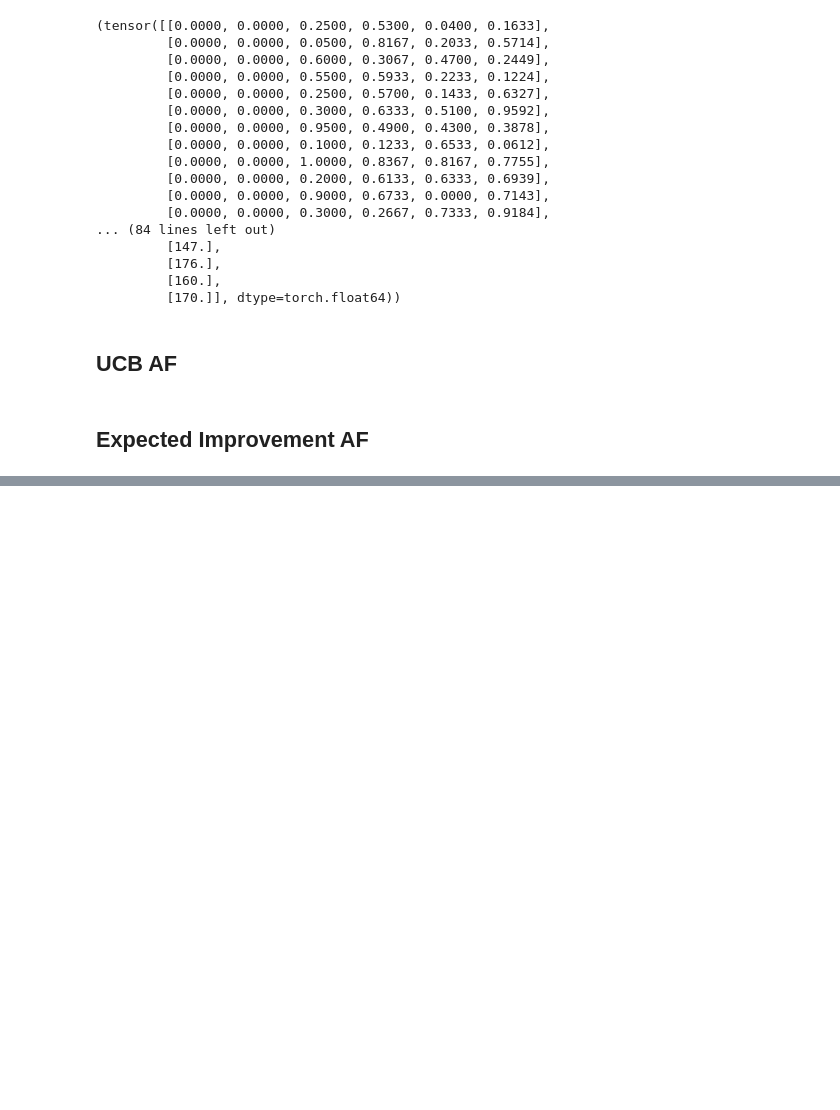
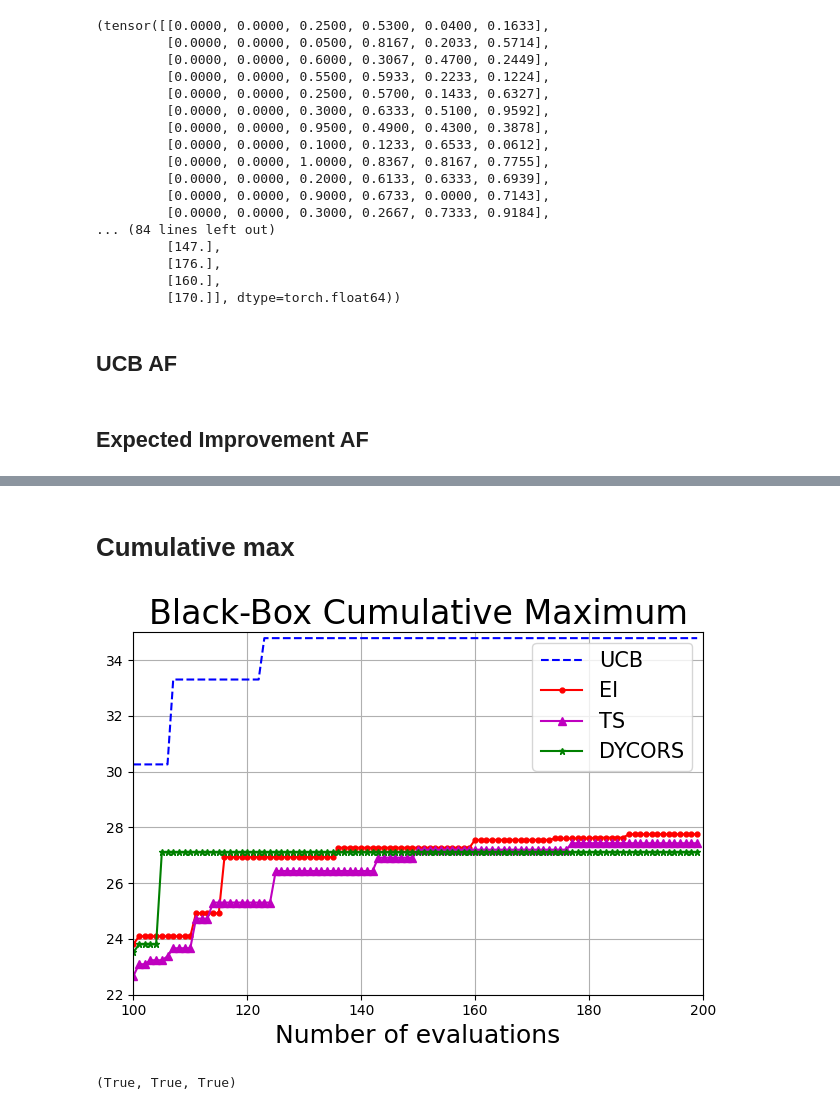
Before and after one commit to ernygati/masters_thesis_blockchain, a Jupyter notebook: diploma-optimal-blockchain.ipynb, the cells around one changed output, grey strips where cells are left out. Saved outputs shown, nothing was run; the diff lists cells and outputs as text; code cells hidden in the pictures; blank space fills up the shorter version.

```diff
--- a/diploma-optimal-blockchain.ipynb
+++ b/diploma-optimal-blockchain.ipynb
@@ -795,0 +1035,54 @@ plt.plot(x_grid_scaled[:,0], means_grid_scaled)
+# %% [markdown]
+# Cumulative max
+# %%
+af_train_paths = ["data/af_train_UCB.csv", "data/af_train_EI.csv",
+                  "data/af_train_TS.csv","data/af_train_DYCORS.csv"]
+
+def plot_cumulative_max(af_train_paths):
+    Y_UCB = pd.read_csv(af_train_paths[0])["AVERAGE_TPS_BENCH1"][100:]
+    Y_EI = pd.read_csv(af_train_paths[1])["AVERAGE_TPS_BENCH1"][100:]
+    Y_TS = pd.read_csv(af_train_paths[2])["AVERAGE_TPS_BENCH1"][100:]
+    Y_DYCORS = pd.read_csv(af_train_paths[3])["AVERAGE_TPS_BENCH1"][100:]
+    results = [
+        (Y_UCB, f"UCB", "b", "", 10, "--"),
+        (Y_EI, f"EI", "r", ".", 7, "-"),
+        (Y_TS, f"TS", "m", "^", 6, "-"),
+        (Y_DYCORS, f"DYCORS", "g", "*", 5, "-"),
+    ]
+    names = []
+    for res, name, c, m, ms, ls in results:
+        names.append(name)
+        fx = res.cummax()
+        t = 100 + np.arange(len(fx))
+        plt.plot(t, fx, c=c, marker=m, linestyle=ls, markersize=ms)
+
+    #plt.plot([0, max_evals], [hart6.optimal_value, hart6.optimal_value], "k--", lw=3)
+    plt.xlabel("Function value", fontsize=18)
+    plt.xlabel("Number of evaluations", fontsize=18)
+    plt.title("Black-Box Cumulative Maximum", fontsize=24)
+    plt.xlim([100, 200])
+    plt.ylim([22, 35])
+
+    plt.grid(True)
+    plt.tight_layout()
+    plt.legend(
+        names + ["Global optimal value"],
+        loc="upper right",
+        ncol=1,
+        fontsize=15,
+    )
+    plt.show()
+
+plot_cumulative_max(af_train_paths)
+# %% [output]
+[figure, added]
+# %%
+Y_UCB = pd.read_csv("data/af_train_UCB.csv")["AVERAGE_TPS_BENCH1"]
+Y_EI = pd.read_csv("data/af_train_EI.csv")["AVERAGE_TPS_BENCH1"]
+Y_TS = pd.read_csv("data/af_train_TS.csv")["AVERAGE_TPS_BENCH1"]
+Y_DYCORS = pd.read_csv("data/af_train_DYCORS.csv")["AVERAGE_TPS_BENCH1"]
+
+(np.all(Y_TS.cummax() == Y_EI.cummax()) ,np.all(Y_TS.cummax() == Y_DYCORS.cummax()) ,
+np.all(Y_EI.cummax() == Y_DYCORS.cummax()))
+# %% [output]
+(True, True, True)
```
Also changed, not shown: parts of 24 cells of this notebook.
